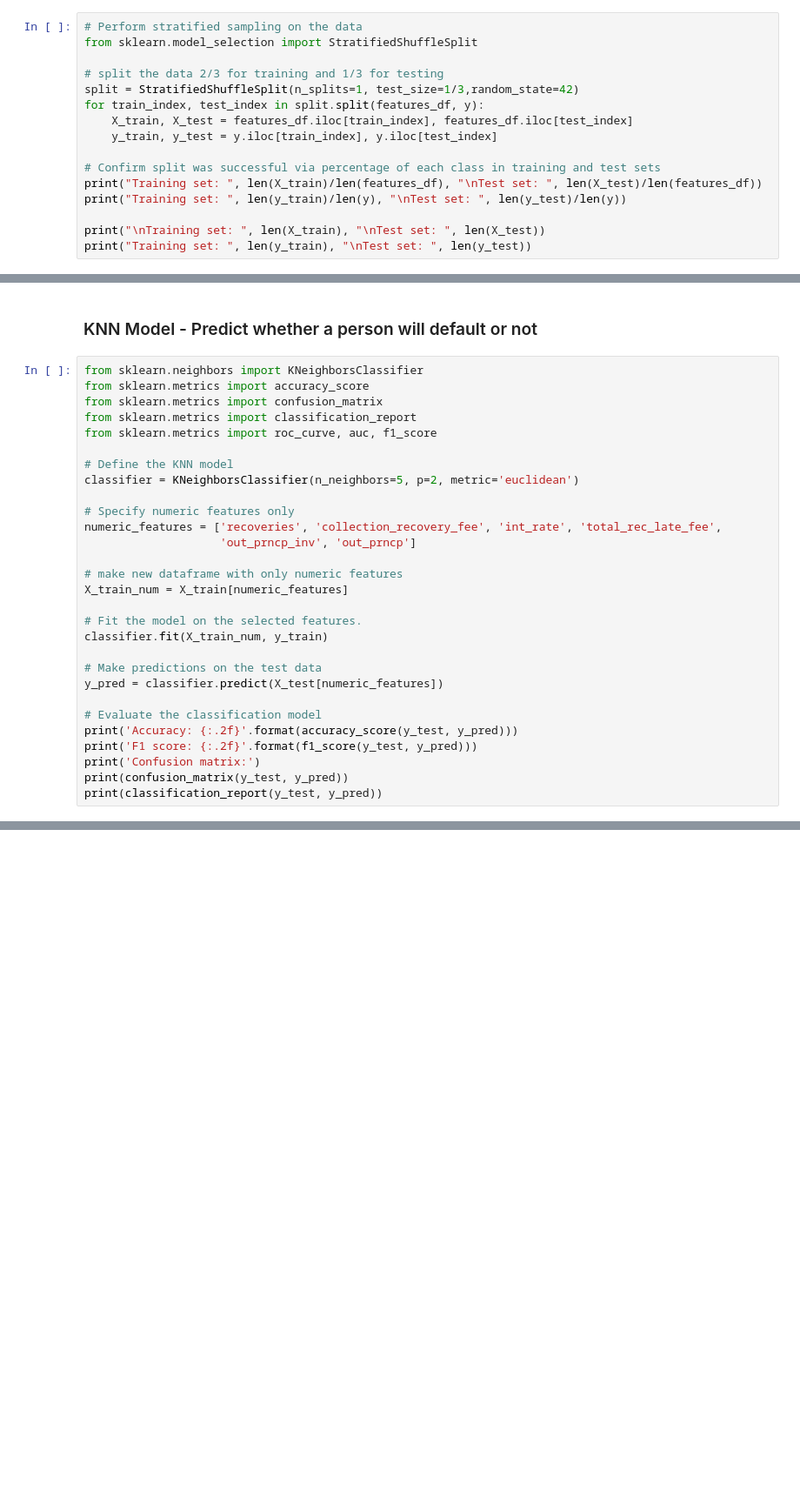
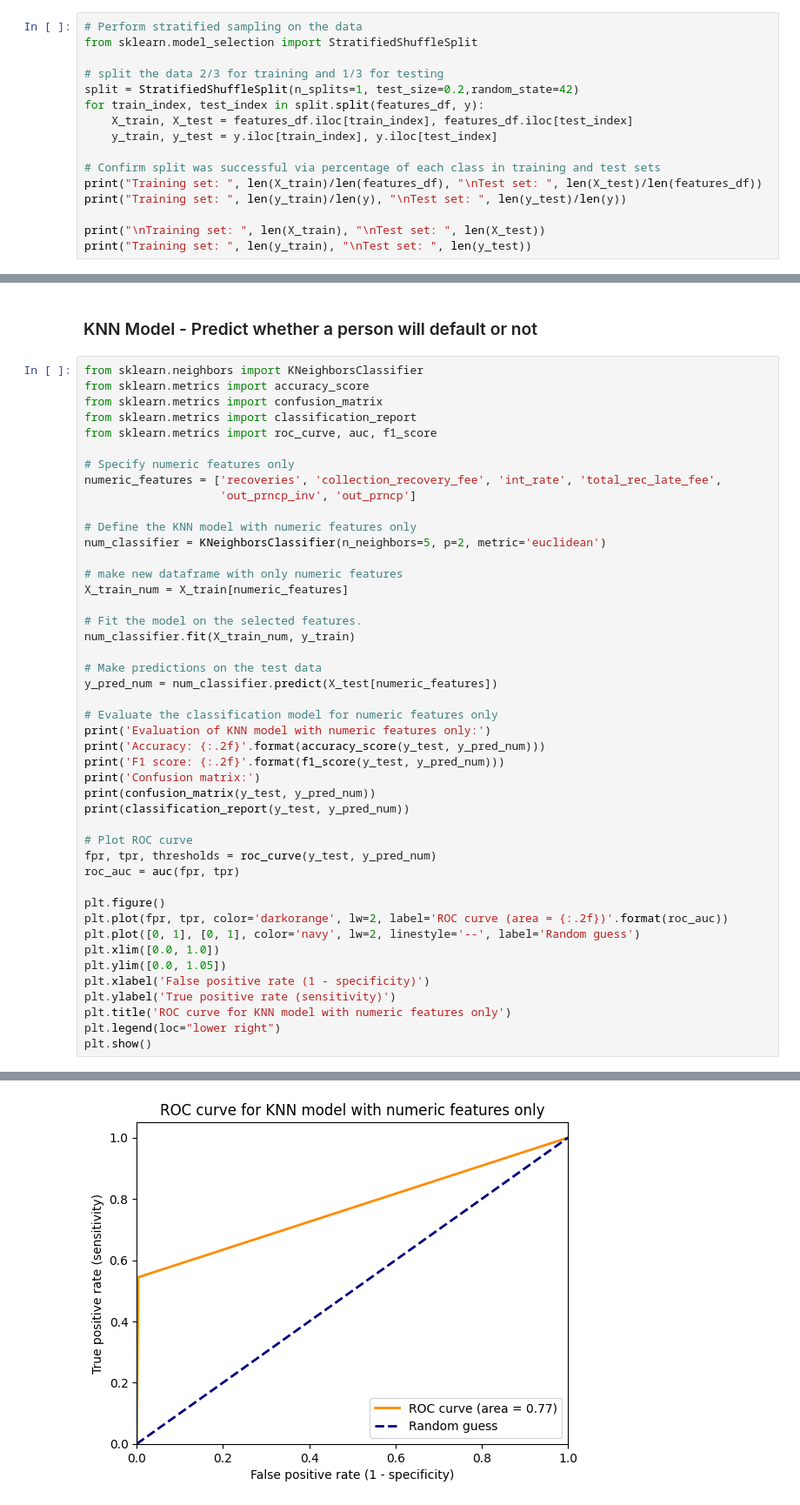
Before and after one commit to rurumeister/csci-316, a Jupyter notebook: GA1_draft2.ipynb, the cells around one changed output, grey strips where cells are left out. Shown at 87% size. Drawn from its saved outputs; the diff is of its cells as text; blank space fills up the shorter version.

Commit message:
retry upload for customtransformer class and update on KNN model

```diff
--- a/GA1_draft2.ipynb
+++ b/GA1_draft2.ipynb
@@ -348,7 +312,7 @@ features_df = df[features]
 from sklearn.model_selection import StratifiedShuffleSplit
 
 # split the data 2/3 for training and 1/3 for testing
-split = StratifiedShuffleSplit(n_splits=1, test_size=1/3,random_state=42)
+split = StratifiedShuffleSplit(n_splits=1, test_size=0.2,random_state=42)
 for train_index, test_index in split.split(features_df, y):
     X_train, X_test = features_df.iloc[train_index], features_df.iloc[test_index]
     y_train, y_test = y.iloc[train_index], y.iloc[test_index]
@@ -378,26 +342,42 @@ from sklearn.metrics import confusion_matrix
 from sklearn.metrics import classification_report
 from sklearn.metrics import roc_curve, auc, f1_score
 
-# Define the KNN model
-classifier = KNeighborsClassifier(n_neighbors=5, p=2, metric='euclidean')
-
 # Specify numeric features only
 numeric_features = ['recoveries', 'collection_recovery_fee', 'int_rate', 'total_rec_late_fee',
                     'out_prncp_inv', 'out_prncp']
+
+# Define the KNN model with numeric features only
+num_classifier = KNeighborsClassifier(n_neighbors=5, p=2, metric='euclidean')
 
 # make new dataframe with only numeric features
 X_train_num = X_train[numeric_features]
 
 # Fit the model on the selected features.
-classifier.fit(X_train_num, y_train)
+num_classifier.fit(X_train_num, y_train)
 
 # Make predictions on the test data
-y_pred = classifier.predict(X_test[numeric_features])
+y_pred_num = num_classifier.predict(X_test[numeric_features])
 
-# Evaluate the classification model
-print('Accuracy: {:.2f}'.format(accuracy_score(y_test, y_pred)))
-print('F1 score: {:.2f}'.format(f1_score(y_test, y_pred)))
+# Evaluate the classification model for numeric features only
+print('Evaluation of KNN model with numeric features only:')
+print('Accuracy: {:.2f}'.format(accuracy_score(y_test, y_pred_num)))
+print('F1 score: {:.2f}'.format(f1_score(y_test, y_pred_num)))
 print('Confusion matrix:')
-print(confusion_matrix(y_test, y_pred))
-print(classification_report(y_test, y_pred))
+print(confusion_matrix(y_test, y_pred_num))
+print(classification_report(y_test, y_pred_num))
+
+# Plot ROC curve
+fpr, tpr, thresholds = roc_curve(y_test, y_pred_num)
+roc_auc = auc(fpr, tpr)
+
+plt.figure()
+plt.plot(fpr, tpr, color='darkorange', lw=2, label='ROC curve (area = {:.2f})'.format(roc_auc))
+plt.plot([0, 1], [0, 1], color='navy', lw=2, linestyle='--', label='Random guess')
+plt.xlim([0.0, 1.0])
+plt.ylim([0.0, 1.05])
+plt.xlabel('False positive rate (1 - specificity)')
+plt.ylabel('True positive rate (sensitivity)')
+plt.title('ROC curve for KNN model with numeric features only')
+plt.legend(loc="lower right")
+plt.show()
 # %% [output]
@@ -416,0 +398 @@ weighted avg       0.97      0.97      0.97    285323
+[figure, added]
```
Also changed, not shown: parts of 7 cells of this notebook.
